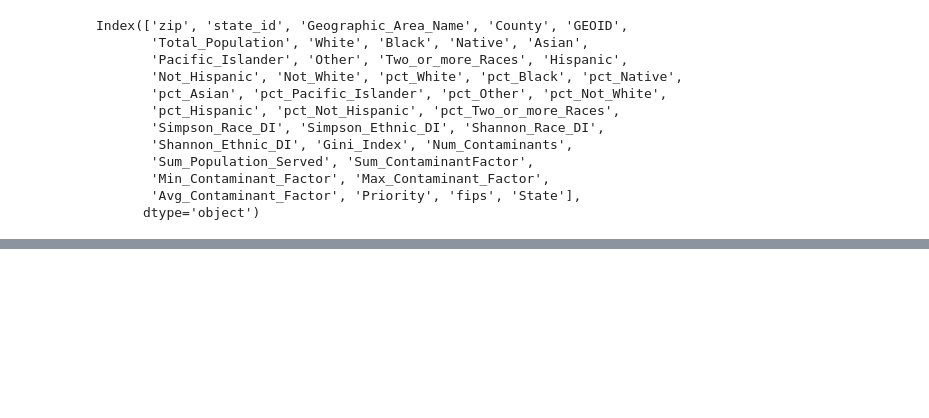
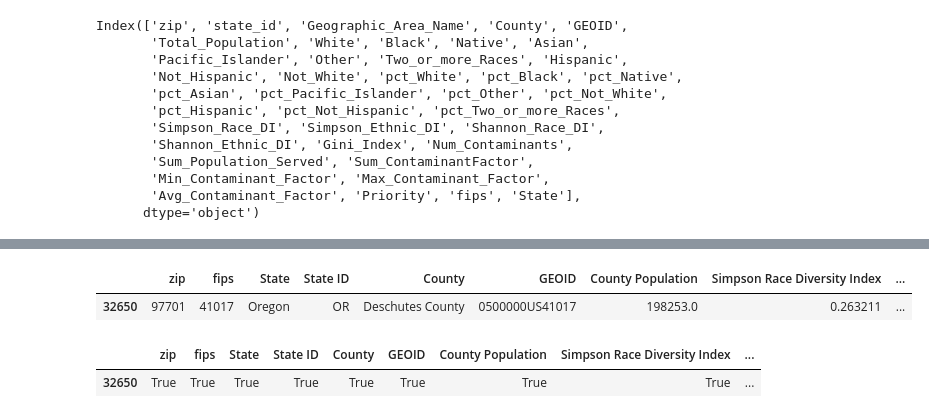
Before and after one commit to jonathantree/Water_Quality_Analysis, a Jupyter notebook: Dashboard/create_data_files_for_dash_app.ipynb, the cells around one changed output, grey strips where cells are left out. Saved outputs shown, nothing was run; the diff lists cells and outputs as text; code cells hidden in the pictures; blank space fills up the shorter version.

```diff
--- a/Dashboard/create_data_files_for_dash_app.ipynb
+++ b/Dashboard/create_data_files_for_dash_app.ipynb
@@ -240,3 +304,15 @@ Total Contaminant Factor          float64
 Average Contaminant Factor        float64
 Priority                          float64
 dtype: object
+# %%
+df = test_df[test_df["zip"]=='97701']
+# %%
+df.head()
+# %% [output]
+|  | zip | fips | State | State ID | County | GEOID | County Population | Simpson Race Diversity Index | ... |
+| 32650 | 97701 | 41017 | Oregon | OR | Deschutes County | 0500000US41017 | 198253.0 | 0.263211 | ... |
+# %%
+df.notna()
+# %% [output]
+|  | zip | fips | State | State ID | County | GEOID | County Population | Simpson Race Diversity Index | ... |
+| 32650 | True | True | True | True | True | True | True | True | ... |
```
Also changed, not shown: parts of 24 cells of this notebook, 4 other files.
